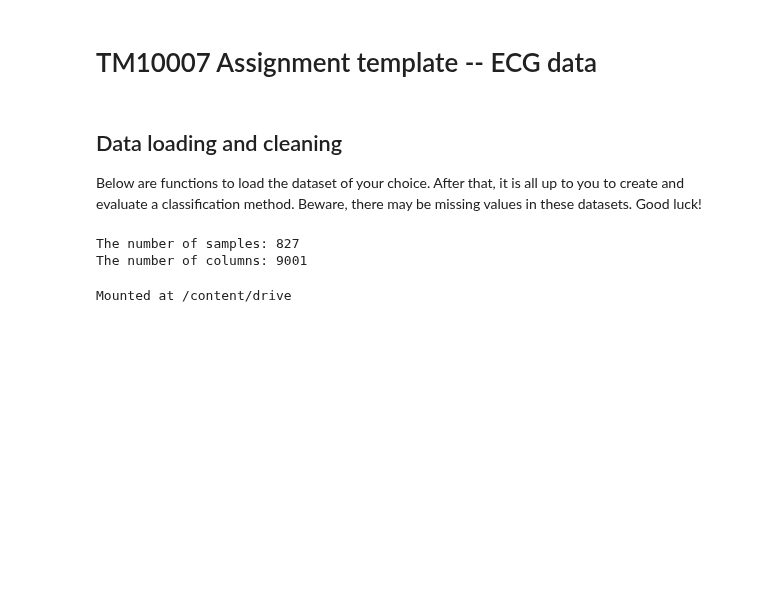
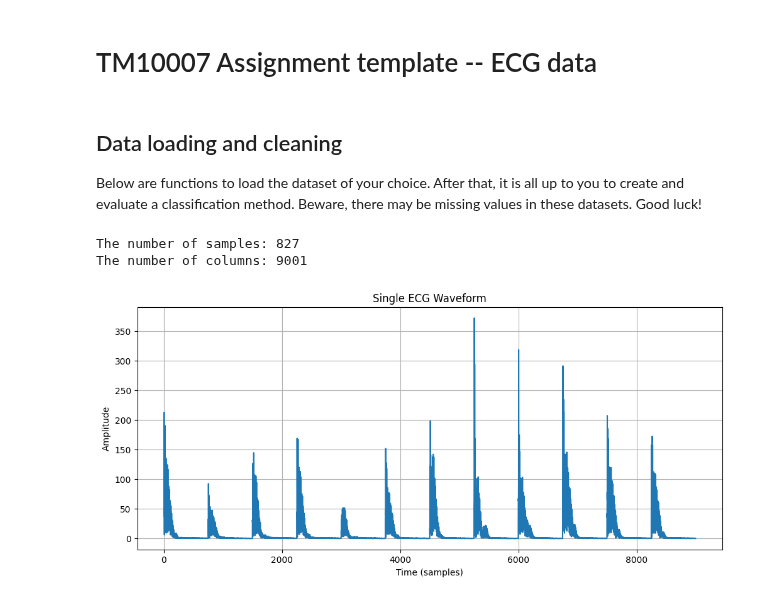
Before and after one commit to A-Bosselaar/TM10007-Machine-Learning-assignment, a Jupyter notebook: assignment_ecg.ipynb, the cells around one changed output. Cells and saved outputs as stored; diff of their text form; code cells hidden in the pictures; blank space fills up the shorter version.

Commit message:
add visualization

```diff
--- a/assignment_ecg.ipynb
+++ b/assignment_ecg.ipynb
@@ -21,8 +21,19 @@ print(f'The number of columns: {len(data.columns)}')
 # %% [output]
 The number of samples: 827
 The number of columns: 9001
-# %%
-from google.colab import drive
-drive.mount('/content/drive')
-# %% [output]
-Mounted at /content/drive
+# %%
+import matplotlib.pyplot as plt
+
+# Select the first row (single ECG waveform)
+sample_ecg = data.iloc[0, 1:-1]  # Exclude index and label
+
+# Plot the ECG waveform
+plt.figure(figsize=(12, 5))  # Set figure size
+plt.plot(sample_ecg.values)  # Plot the data
+plt.title('Single ECG Waveform')  # Add title
+plt.xlabel('Time (samples)')  # Label for x-axis
+plt.ylabel('Amplitude')  # Label for y-axis
+plt.grid(True)  # Add grid for better readability
+plt.show()
+# %% [output]
+[figure, added]
```
